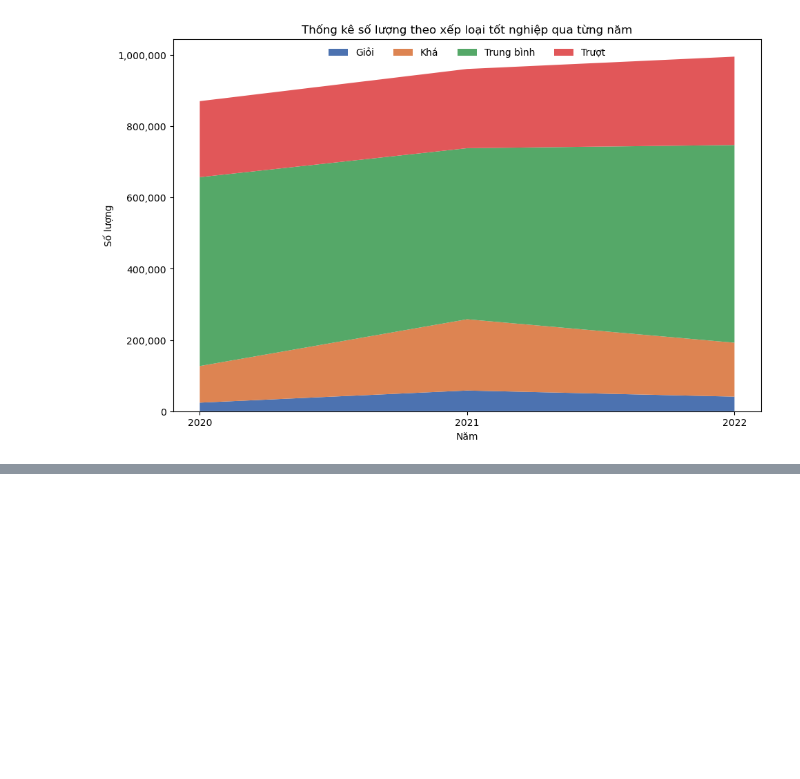
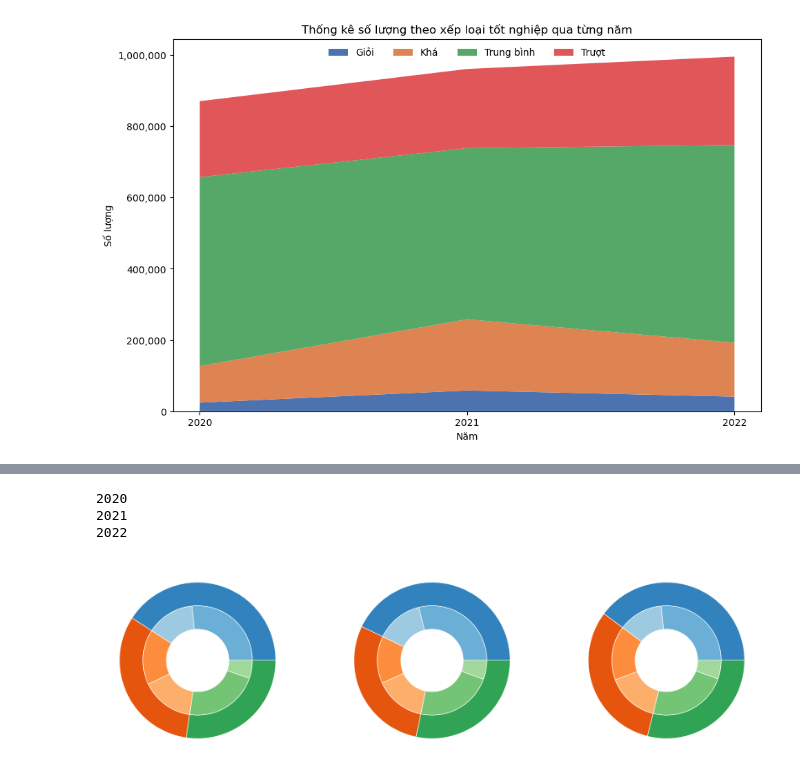
Before and after one commit to VTaPo/Project_LT_LTKHDL, a Jupyter notebook: PhanTichDuLieu-1.ipynb, the cells around one changed output, grey strips where cells are left out. Saved outputs shown, nothing was run; the diff lists cells and outputs as text; code cells hidden in the pictures; blank space fills up the shorter version.

```diff
--- a/PhanTichDuLieu-1.ipynb
+++ b/PhanTichDuLieu-1.ipynb
@@ -531,3 +531,7 @@ Thống kê trung bình điểm xét tốt nghiệp theo từng tỉnh thành tr
 ### Tiền xử lý
 
 ### Phân tích dữ liệu để trả lời cho các câu hỏi
+# %%
+grade_df_copy = grade_df.copy()
+# %%
+year = ['2020', '2021', '2022']
@@ -533,0 +614,12 @@ Thống kê trung bình điểm xét tốt nghiệp theo từng tỉnh thành tr
+# %%
+for y in year:
+    grade_df_copy[y]['Vùng'] = grade_df_copy[y]['Tỉnh/Thành phố'].map(vung)
+    grade_df_copy[y]['Miền'] = grade_df_copy[y]['Vùng'].map(mien)
+# %%
+num_per_area = {}
+for y in year:
+    num_per_area[y] = pd.DataFrame(grade_df_copy[y][['Vùng', 'Miền']].groupby('Miền').value_counts())
+
+num_per_area = pd.concat([num_per_area['2020'], num_per_area['2021'], num_per_area['2022']], axis=1)
+num_per_area.columns = year
+num_per_area
@@ -533,0 +662,18 @@ Thống kê trung bình điểm xét tốt nghiệp theo từng tỉnh thành tr
+# %%
+fig, ax = plt.subplots(1, len(num_per_area.columns), figsize=(22, 8))
+size = 0.3
+
+cmap = plt.colormaps["tab20c"]
+outer_colors = cmap(np.arange(3)*4)
+inner_colors = cmap([1, 2, 5, 6, 9, 10])
+
+for i in range(len(num_per_area.columns)):
+       ax[i].pie(num_per_area[num_per_area.columns[i]].groupby(level=[0]).sum(), radius=1, colors=outer_colors, wedgeprops=dict(width=size, edgecolor='w'))
+       ax[i].pie(num_per_area[num_per_area.columns[i]], radius=1-size, colors=inner_colors, wedgeprops=dict(width=size, edgecolor='w'))
+
+plt.show()
+# %% [output]
+2020
+2021
+2022
+[figure, added]
```
Also changed, not shown: parts of 5 cells of this notebook.
